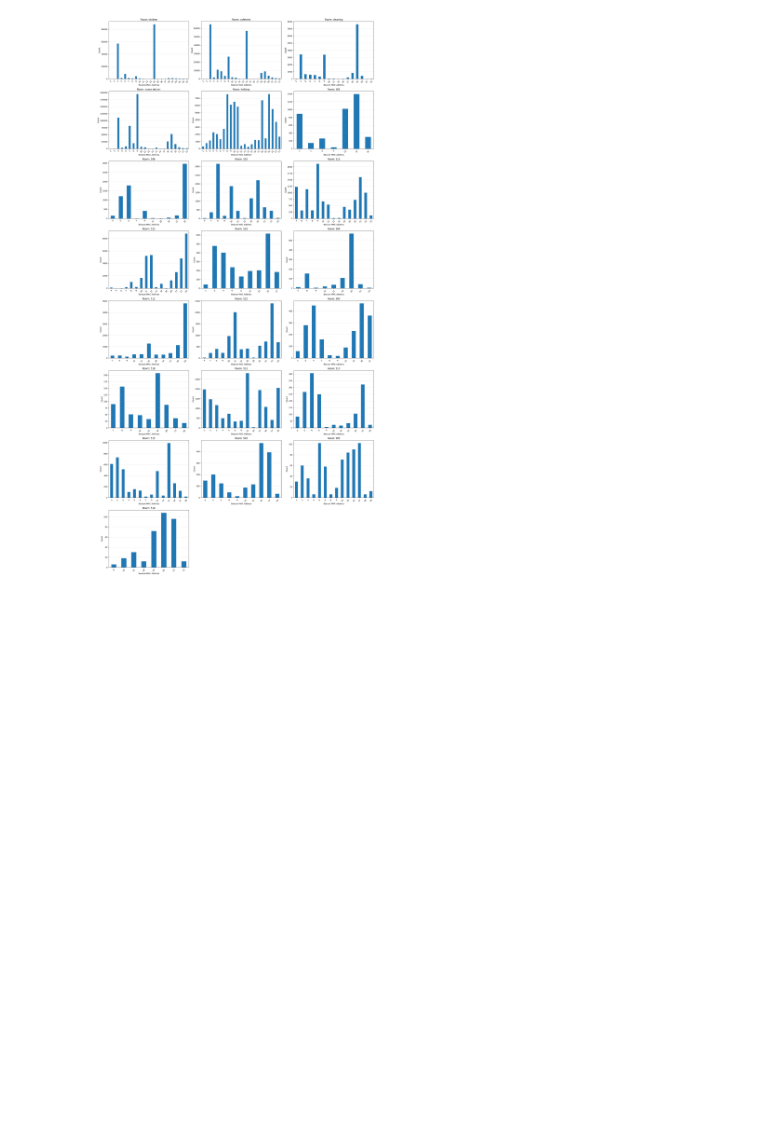
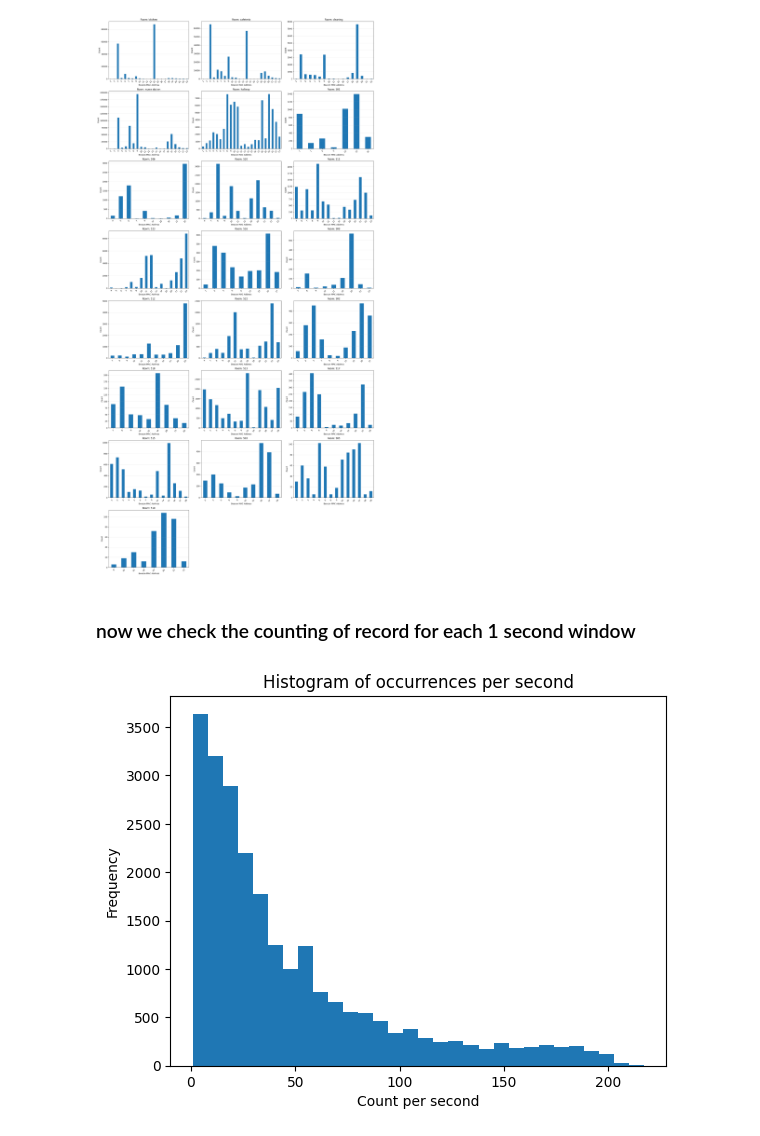
Before and after one commit to minhtrietcancode/abc-challenge-2026-location-classification, a Jupyter notebook: analysis/labelled_ble_data_analysis.ipynb, the cells around one changed output. Drawn from its saved outputs; the diff is of its cells as text; code cells hidden in the pictures; blank space fills up the shorter version.

Commit message:
update: check the size of 1 second window of labelled ble data

```diff
--- a/analysis/labelled_ble_data_analysis.ipynb
+++ b/analysis/labelled_ble_data_analysis.ipynb
@@ -127,3 +127,18 @@ plt.tight_layout()
 plt.show()
 # %% [output]
 [figure]
+# %% [markdown]
+### now we check the counting of record for each 1 second window
+# %%
+counts_per_second = df.groupby("timestamp").size()
+
+import matplotlib.pyplot as plt
+
+plt.figure()
+plt.hist(counts_per_second.values, bins=30)
+plt.xlabel("Count per second")
+plt.ylabel("Frequency")
+plt.title("Histogram of occurrences per second")
+plt.show()
+# %% [output]
+[figure, added]
```
Also changed, not shown: parts of 2 cells of this notebook.
